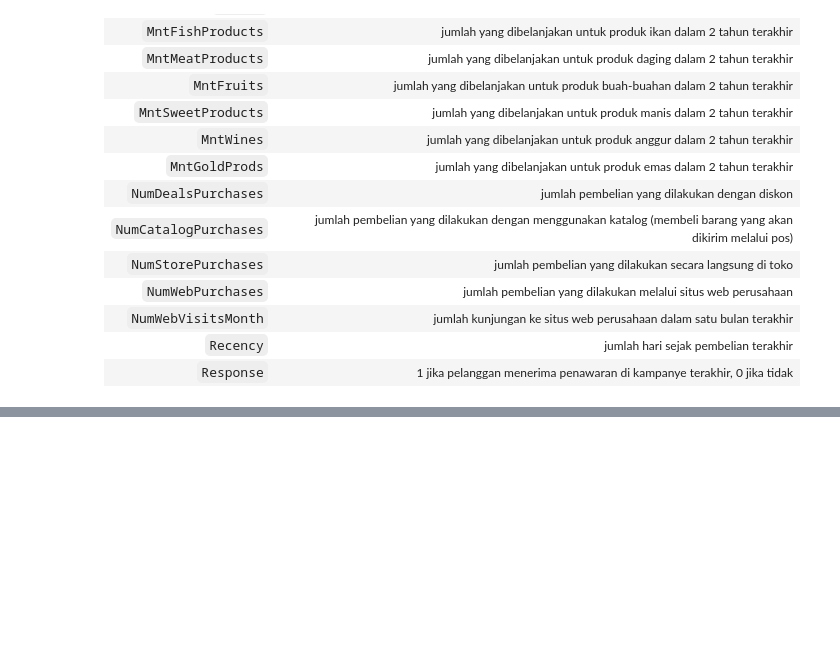
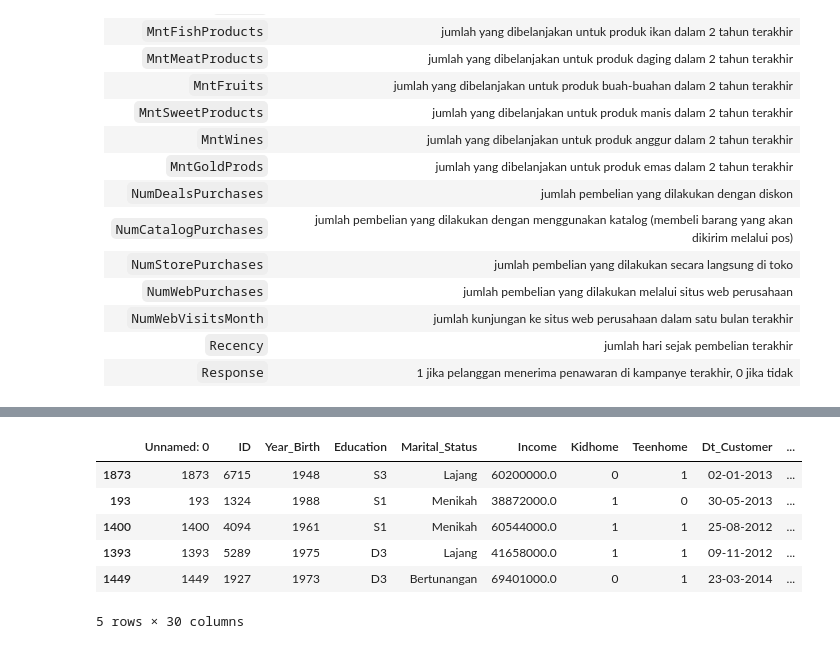
Before and after one commit to imalfunadam/Predict-Customer-Personality-to-Boost-Marketing-Campaign-by-Using-Machine-Learning, a Jupyter notebook: Predict Customer Personality.ipynb, the cells around one changed output, grey strips where cells are left out. Saved outputs shown, nothing was run; the diff lists cells and outputs as text; code cells hidden in the pictures; blank space fills up the shorter version.

```diff
--- a/Predict Customer Personality.ipynb
+++ b/Predict Customer Personality.ipynb
@@ -62,0 +82,10 @@ Conversion Rate
+# %%
+df.sample(5)
+# %% [output]
+|  | Unnamed: 0 | ID | Year_Birth | Education | Marital_Status | Income | Kidhome | Teenhome | Dt_Customer | ... |
+| 1873 | 1873 | 6715 | 1948 | S3 | Lajang | 60200000.0 | 0 | 1 | 02-01-2013 | ... |
+| 193 | 193 | 1324 | 1988 | S1 | Menikah | 38872000.0 | 1 | 0 | 30-05-2013 | ... |
+| 1400 | 1400 | 4094 | 1961 | S1 | Menikah | 60544000.0 | 1 | 1 | 25-08-2012 | ... |
+| 1393 | 1393 | 5289 | 1975 | D3 | Lajang | 41658000.0 | 1 | 1 | 09-11-2012 | ... |
+| 1449 | 1449 | 1927 | 1973 | D3 | Bertunangan | 69401000.0 | 0 | 1 | 23-03-2014 | ... |
+5 rows × 30 columns
```
Also changed, not shown: parts of 10 cells of this notebook.
